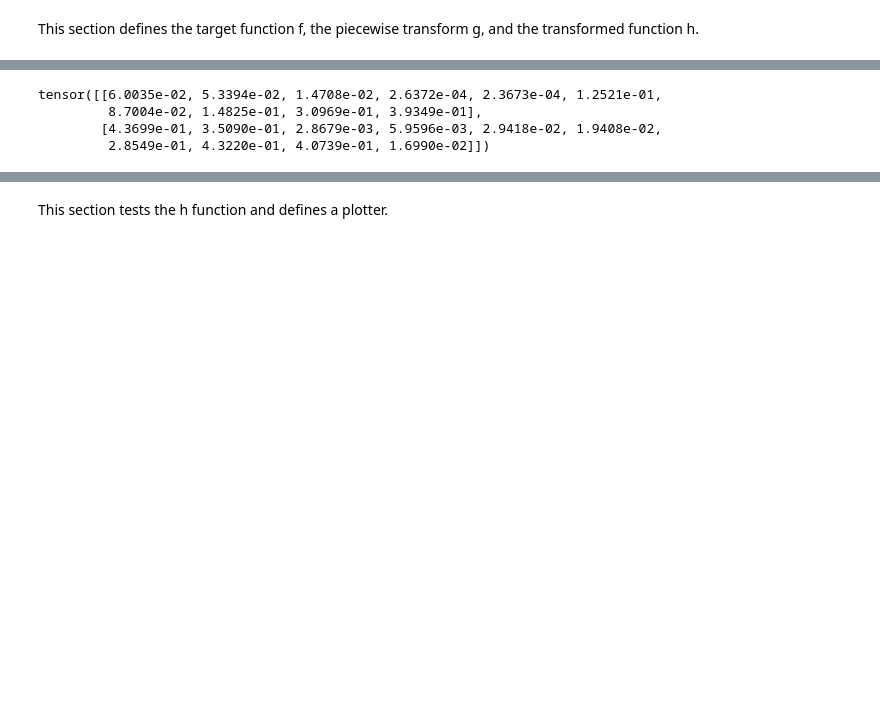
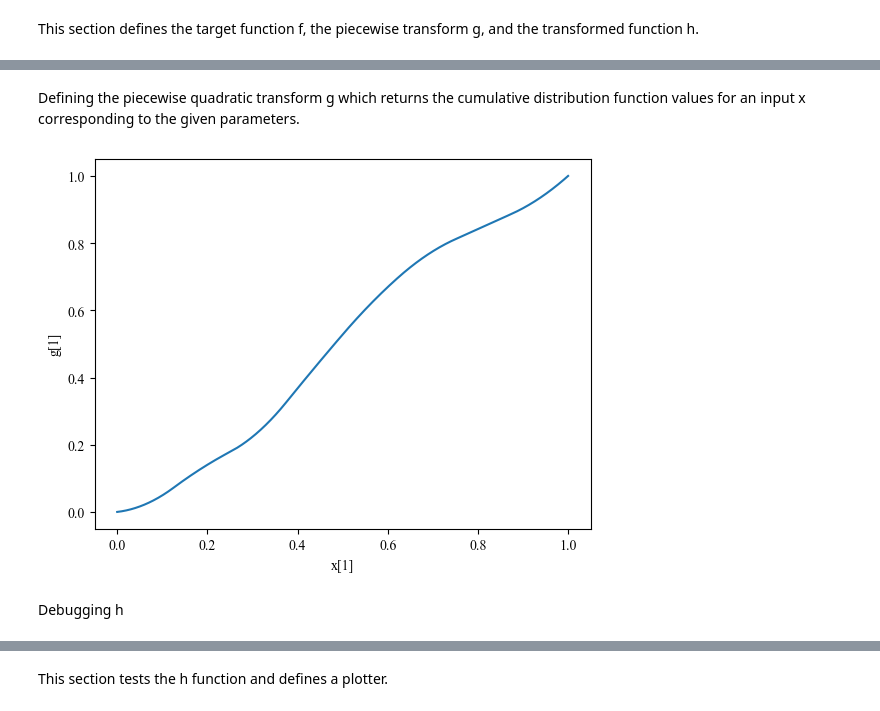
Before and after one commit to alracey/level4-project, a Jupyter notebook: piecewise_quadratic_2d_pytorch.ipynb, the cells around one changed output, grey strips where cells are left out. Saved outputs shown, nothing was run; the diff lists cells and outputs as text; code cells hidden in the pictures; blank space fills up the shorter version.

```diff
--- a/piecewise_quadratic_2d_pytorch.ipynb
+++ b/piecewise_quadratic_2d_pytorch.ipynb
@@ -118,16 +192,19 @@ tensor([[0.0437, 0.2938, 0.0844, 0.2938, 0.2063, 0.4031, 0.0437, 0.0000, 0.0125,
+# %% [markdown]
+Defining the piecewise quadratic transform g which returns the cumulative distribution function values for an input x corresponding to the given parameters.
 # %%
 def g(x, params):
 
   '''
-  Piecewise quadratic transform with K bins, independent in x, y.
-  This version does not yet predict bin widths.
-  x.shape = (D, n); params.shape = (D, K-1) where D is dimensions
-  x ---> y
+  PARAMS NOW INCLUDES ZEROS AND ONES TO SKIP CONCATENATING
+  Piecewise quadratic transform with K bins, independent in different dimensions.
+  This version does not yet predict (optimise) bin widths.
+  x.shape = (D, n); params.shape = (D, K+1) where D is dimensions, K is number of bins
+  "x ---> y"
   '''
 
   #bins
   D, n = x.shape
-  K = params.size(1) + 1
+  K = params.size(1) - 1
 
   #bin edges
   bins = torch.linspace(0, 1, K+1).repeat(D, 1)   #edges
@@ -140,41 +217,44 @@ def g(x, params):
 
   i_values = torch.stack(i_values, dim=0)   # shape (D, n)
 
-  #vertical coordinates
-  zeros = torch.zeros((D, 1))
-  ones = torch.ones((D, 1))
-  v = torch.cat([zeros, params, ones], dim=1)   #shape (D, K+1)
+  v, bin_areas = preprocess_params(params)  #get normalised pdf heights and bin areas
 
   #create row indices
   row_indices = torch.arange(D).unsqueeze(1)    #shape (D, 1)
 
   #bin edges
   x_left = bins[row_indices, i_values]    #shape (D, n)
   x_right = bins[row_indices, i_values+1]
   w_b = x_right - x_left   #shape (D, n)
 
   #pdf heights
   v_left = v[row_indices, i_values]
   v_right = v[row_indices, i_values+1]
   w_v = v_right - v_left    #slope of pdf inside bin (linear)
 
   #transform to local coordinate alpha
   alpha = (x - x_left) / (w_b + 1e-12)    #avoid instability
 
-  #area calcs
-  v_left_for_areas = v[:, :-1]
-  v_right_for_areas = v[:, 1:]
-  bin_widths = bins[:, 1:] - bins[:, :-1]
-  bin_areas = 0.5 * (v_left_for_areas + v_right_for_areas) * bin_widths   #(D, K)
-
   #cumulative area to left of x values
   cum_areas = torch.zeros(D, n)
   for d in range(D):
     for i in range(n):
       cum_areas[d, i] = torch.sum(bin_areas[d, :i_values[d, i]])
 
   c_left = cum_areas
 
   #compute quadratic mappings
   result = c_left + ((alpha**2/2) * w_v * w_b) + (alpha * v_left * w_b)
   return result   #quadratic in alpha with shape (D, n)
+
+
+#test to check behaviour in one dimension at a time
+x_test = torch.linspace(0, 1, 1000).repeat(D, 1)
+params = torch.rand(D, K+1)
+g_test = g(x_test, params)
+plt.plot(x_test[1].squeeze(), g_test[1].squeeze())
+plt.xlabel('x[1]')
+plt.ylabel('g[1]')
+plt.show()
+# %% [output]
+[figure, added]
@@ -215,13 +261,2 @@ def u_to_y(u):
-# %%
-#test g
-
-n = 10
-test_x = torch.rand(2, n)
-test_params = u_to_y(torch.zeros(2, 7))
-test_g = g(test_x, test_params)
-print(test_g)
-# %% [output]
-tensor([[6.0035e-02, 5.3394e-02, 1.4708e-02, 2.6372e-04, 2.3673e-04, 1.2521e-01,
-         8.7004e-02, 1.4825e-01, 3.0969e-01, 3.9349e-01],
-        [4.3699e-01, 3.5090e-01, 2.8679e-03, 5.9596e-03, 2.9418e-02, 1.9408e-02,
-         2.8549e-01, 4.3220e-01, 4.0739e-01, 1.6990e-02]])
+# %% [markdown]
+Debugging h
```
Also changed, not shown: parts of 27 cells of this notebook.
